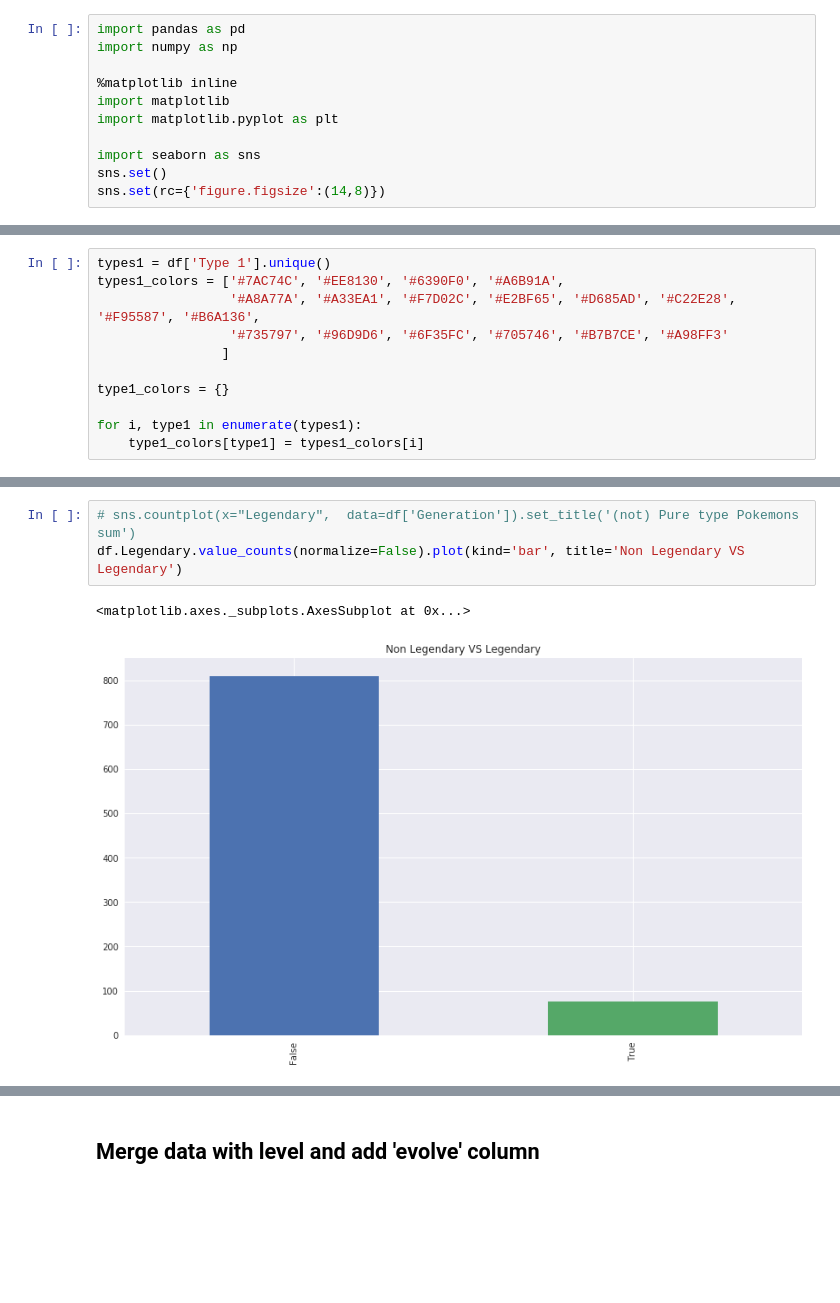
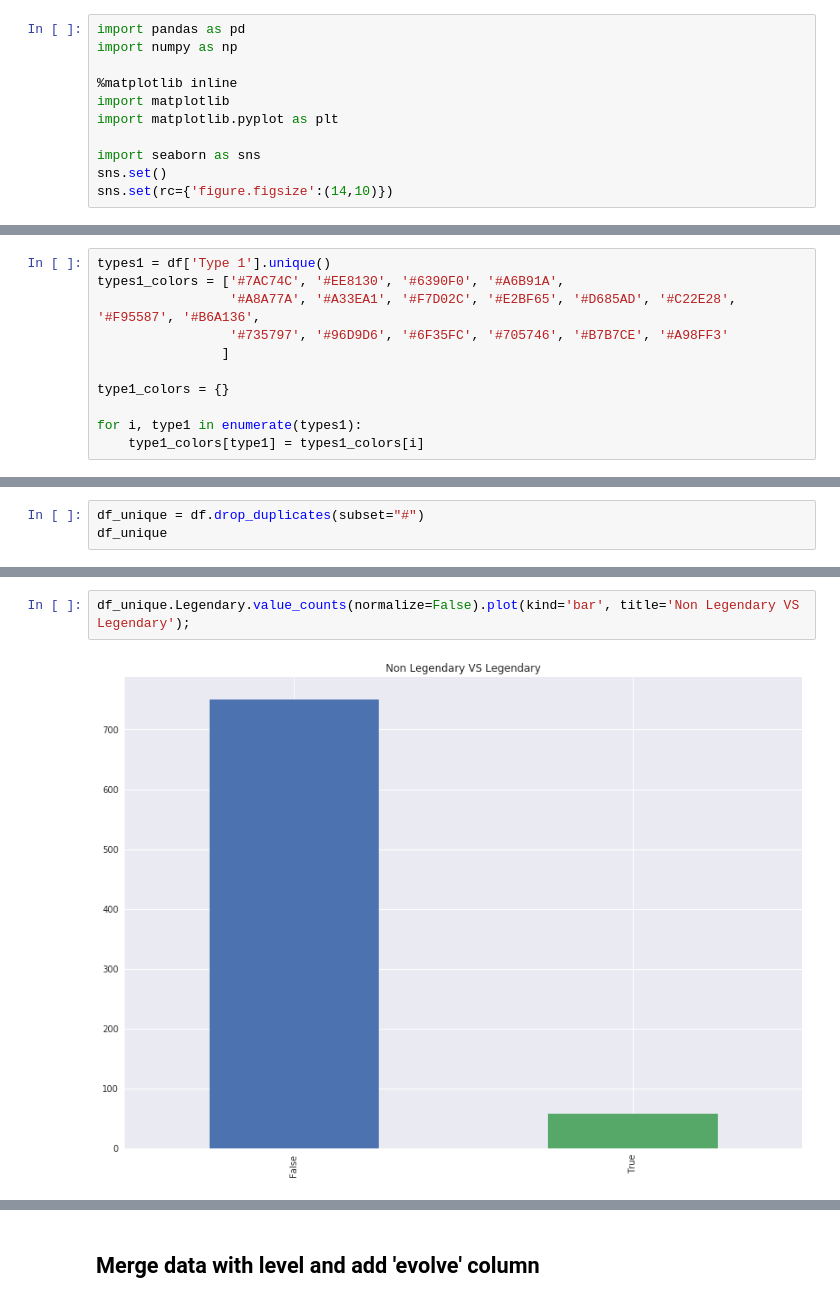
Before and after one commit to alcinoluiz/Pokemon-Data-Analysis, a Jupyter notebook: Pokemon Visualizations 1 - 7.ipynb, the cells around one changed output, grey strips where cells are left out. Drawn from its saved outputs; the diff is of its cells as text; blank space fills up the shorter version.

```diff
--- a/Pokemon Visualizations 1 - 7.ipynb
+++ b/Pokemon Visualizations 1 - 7.ipynb
@@ -8,7 +8,7 @@ import matplotlib.pyplot as plt
 
 import seaborn as sns
 sns.set()
-sns.set(rc={'figure.figsize':(14,8)})
+sns.set(rc={'figure.figsize':(14,10)})
 # %% [markdown]
 ## Merge Pokemon datasets
 # %%
@@ -130,0 +153,3 @@ for i, type1 in enumerate(types1):
+# %%
+df_unique = df.drop_duplicates(subset="#")
+df_unique
@@ -205,6 +235,4 @@ Text(0.5,1,u'Top 10 Highest Speed')
 # %%
-# sns.countplot(x="Legendary",  data=df['Generation']).set_title('(not) Pure type Pokemons sum')
-df.Legendary.value_counts(normalize=False).plot(kind='bar', title='Non Legendary VS Legendary')
+df_unique.Legendary.value_counts(normalize=False).plot(kind='bar', title='Non Legendary VS Legendary');
 # %% [output]
-<matplotlib.axes._subplots.AxesSubplot at 0x...>
-[figure, old version]
+[figure, new version]
```
Also changed, not shown: parts of 27 cells of this notebook, 1 other file.
